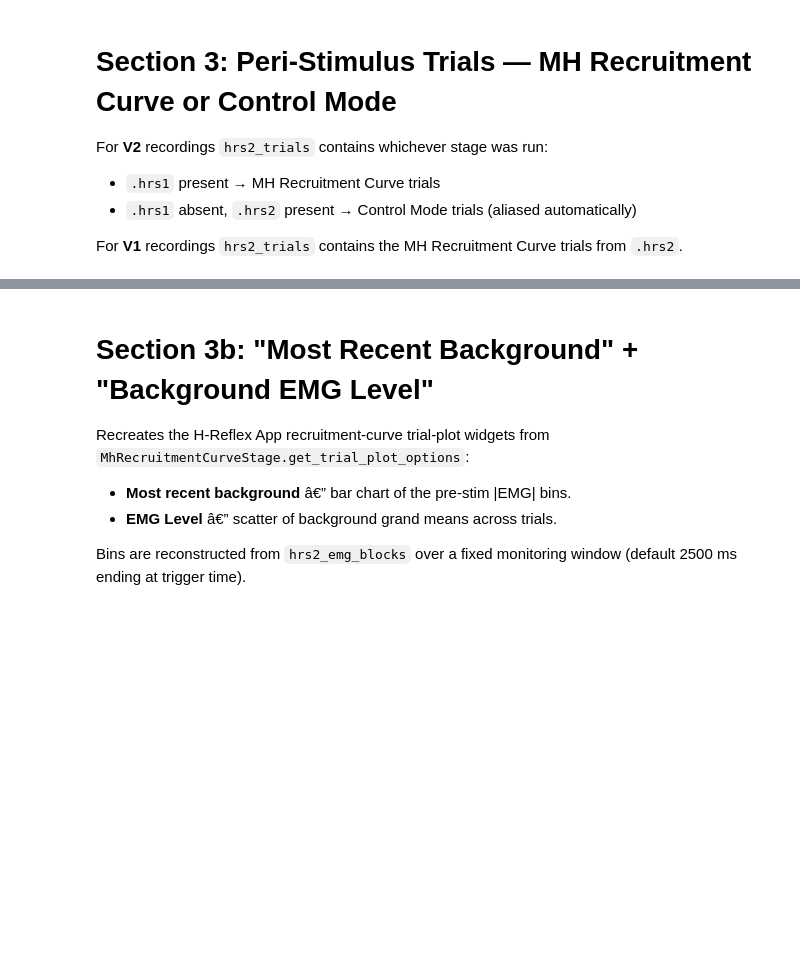
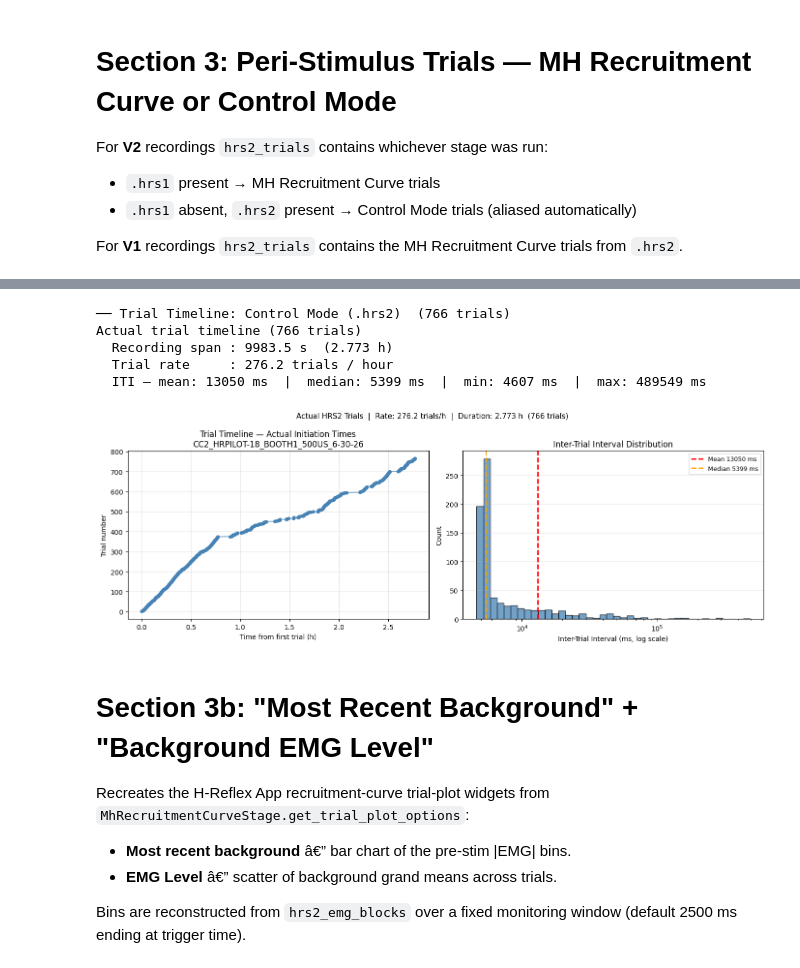
Before and after one commit to yahriels/Open-Ephys-H-Reflex-Python-Data-Analysis, a Jupyter notebook: src/open_ephys/analysis/Read_H-Reflex_App_Simplified.ipynb, the cells around one changed output, grey strips where cells are left out. Cells and saved outputs as stored; diff of their text form; code cells hidden in the pictures; blank space fills up the shorter version.

```diff
--- a/src/open_ephys/analysis/Read_H-Reflex_App_Simplified.ipynb
+++ b/src/open_ephys/analysis/Read_H-Reflex_App_Simplified.ipynb
@@ -160,3 +223,34 @@ plot_amplitude_distribution(hrs2_trials, hrs2_header)
+# %%
+# ── Trial Timeline ─────────────────────────────────────────────────────────
+# Shows trial number vs. actual wall-clock time and inter-trial interval (ITI)
+# distribution for each recording stage.
+from ipywidgets import Dropdown, VBox, Output
+from IPython.display import display as _disp
+
+_tl_opts = [(lbl, sk) for sk, (_t, _h, _e, lbl) in _stage_map.items() if _t]
+if len(_tl_opts) == 1:
+    _sk, (_st, _sh, _se, _slbl) = next(iter(_stage_map.items()))
+    print(f'\n── Trial Timeline: {_slbl}  ({len(_st)} trials)')
+    plot_actual_trial_timeline(_st, header=_sh)
+else:
+    _tl_out  = Output()
+    _tl_drop = Dropdown(options=_tl_opts, description='Stage:', layout={'width': '440px'})
+    def _tl_show(change=None):
+        _st, _sh, _se, _slbl = _stage_map[_tl_drop.value]
+        with _tl_out:
+            _tl_out.clear_output(wait=True)
+            print(f'\n── Trial Timeline: {_slbl}  ({len(_st)} trials)')
+            plot_actual_trial_timeline(_st, header=_sh)
+    _tl_drop.observe(_tl_show, names='value')
+    _disp(VBox([_tl_drop, _tl_out]))
+    _tl_show()
+# %% [output]
+── Trial Timeline: Control Mode (.hrs2)  (766 trials)
+Actual trial timeline (766 trials)
+  Recording span : 9983.5 s  (2.773 h)
+  Trial rate     : 276.2 trials / hour
+  ITI — mean: 13050 ms  |  median: 5399 ms  |  min: 4607 ms  |  max: 489549 ms
+[figure, added]
 # %% [markdown]
 # Section 3b: "Most Recent Background" + "Background EMG Level"
 
```
Also changed, not shown: parts of 16 cells of this notebook, 3 other files.
